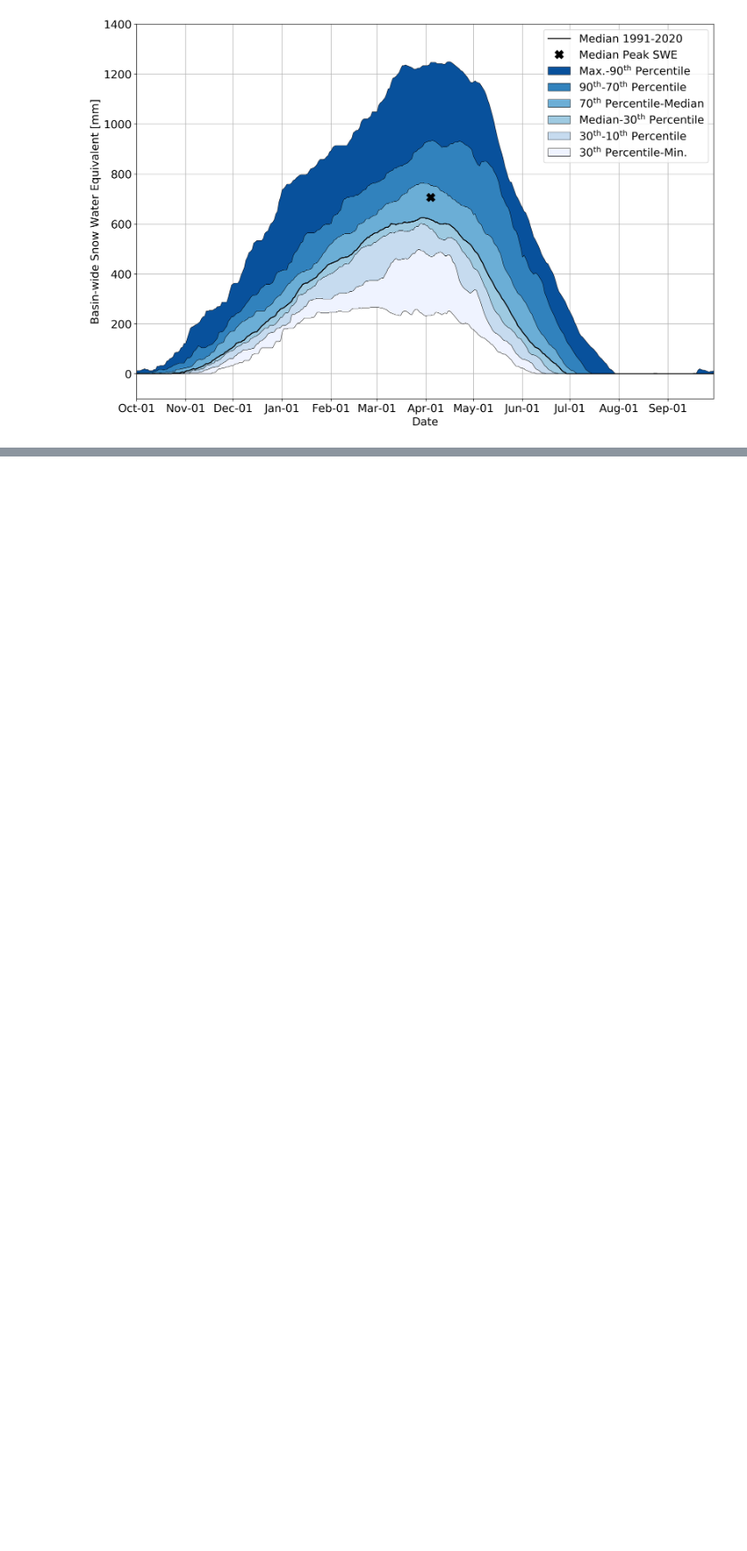
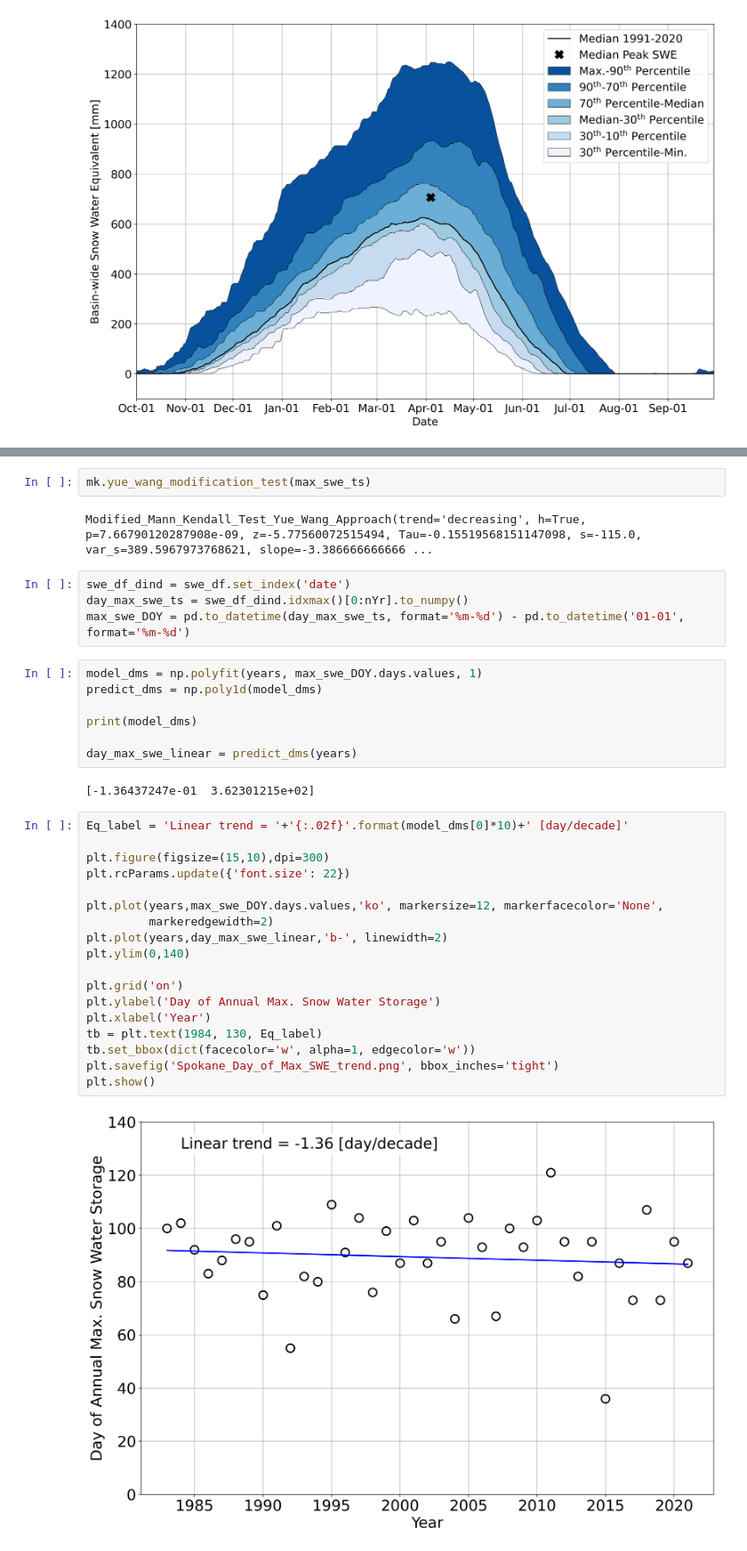
Before and after one commit to LejoFlores/CdA_WatershedAnalysis, a Jupyter notebook: Spokane_Basin_SWE/PlotSpokaneHistorical_SWE.ipynb, the cells around one changed output, grey strips where cells are left out. Shown at 89% size. Cells and saved outputs as stored; diff of their text form; blank space fills up the shorter version.

```diff
--- a/Spokane_Basin_SWE/PlotSpokaneHistorical_SWE.ipynb
+++ b/Spokane_Basin_SWE/PlotSpokaneHistorical_SWE.ipynb
@@ -125,0 +189,37 @@ plt.show()
+# %%
+mk.yue_wang_modification_test(max_swe_ts)
+# %% [output]
+Modified_Mann_Kendall_Test_Yue_Wang_Approach(trend='decreasing', h=True, p=7.66790120287908e-09, z=-5.77560072515494, Tau=-0.15519568151147098, s=-115.0, var_s=389.5967973768621, slope=-3.386666666666 ...
+# %%
+swe_df_dind = swe_df.set_index('date')
+day_max_swe_ts = swe_df_dind.idxmax()[0:nYr].to_numpy()
+max_swe_DOY = pd.to_datetime(day_max_swe_ts, format='%m-%d') - pd.to_datetime('01-01', format='%m-%d')
+# %%
+model_dms = np.polyfit(years, max_swe_DOY.days.values, 1)
+predict_dms = np.poly1d(model_dms)
+
+print(model_dms)
+
+day_max_swe_linear = predict_dms(years)
+# %% [output]
+[-1.36437247e-01  3.62301215e+02]
+# %%
+Eq_label = 'Linear trend = '+'{:.02f}'.format(model_dms[0]*10)+' [day/decade]'
+
+plt.figure(figsize=(15,10),dpi=300)
+plt.rcParams.update({'font.size': 22})
+
+plt.plot(years,max_swe_DOY.days.values,'ko', markersize=12, markerfacecolor='None',
+         markeredgewidth=2)
+plt.plot(years,day_max_swe_linear,'b-', linewidth=2)
+plt.ylim(0,140)
+
+plt.grid('on')
+plt.ylabel('Day of Annual Max. Snow Water Storage')
+plt.xlabel('Year')
+tb = plt.text(1984, 130, Eq_label)
+tb.set_bbox(dict(facecolor='w', alpha=1, edgecolor='w'))
+plt.savefig('Spokane_Day_of_Max_SWE_trend.png', bbox_inches='tight')
+plt.show()
+# %% [output]
+[figure, added]
```
Also changed, not shown: parts of 9 cells of this notebook, 4 other files.
